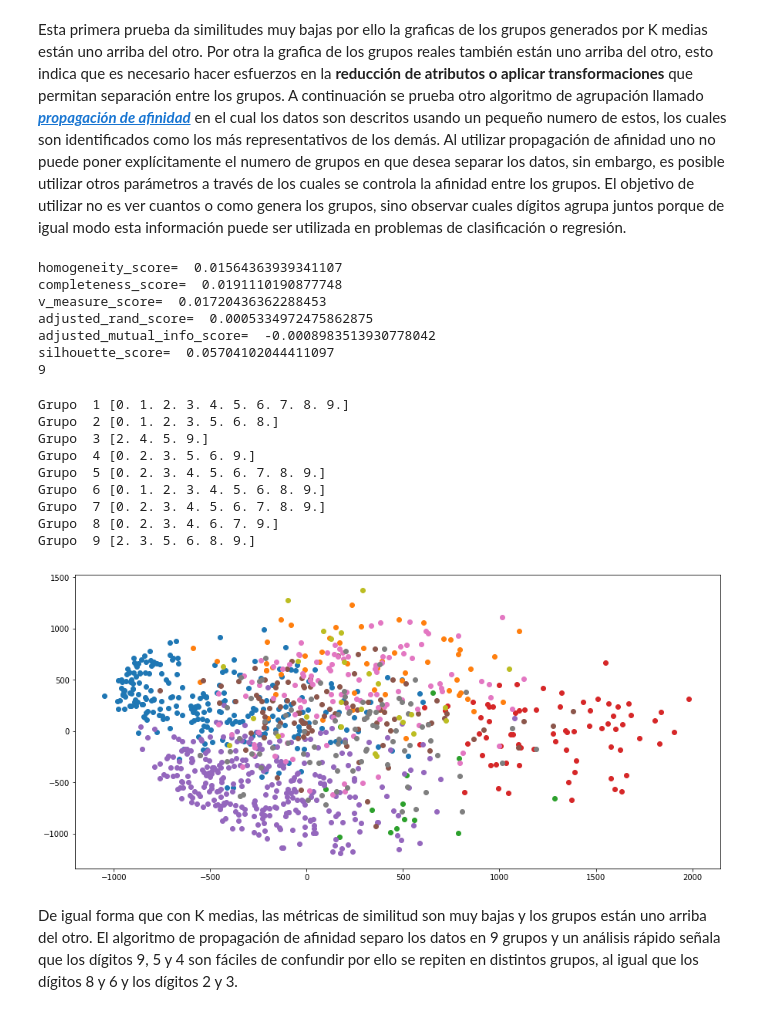
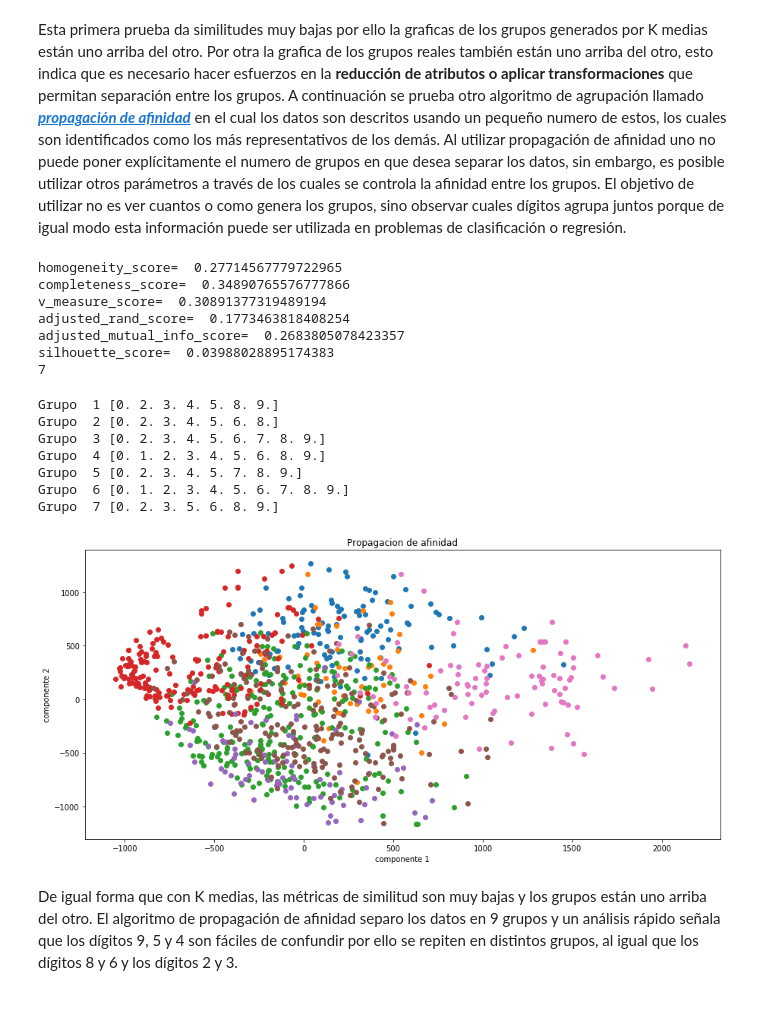
Before and after one commit to alan-arnoldo-alcantar/DataCience_UANL, a Jupyter notebook: p11/practica11.ipynb, the cells around one changed output. Cells and saved outputs as stored; diff of their text form; code cells hidden in the pictures.

```diff
--- a/p11/practica11.ipynb
+++ b/p11/practica11.ipynb
@@ -67,39 +74,41 @@ from sklearn.cluster import AffinityPropagation
 
 estimador = AffinityPropagation(damping = 0.9911, convergence_iter = 30)
 estimador.fit(datos)
-print('homogeneity_score= ',metrics.homogeneity_score(labes, estimador.labels_))
-print('completeness_score= ',metrics.completeness_score(labes, estimador.labels_))
-print('v_measure_score= ',metrics.v_measure_score(labes, estimador.labels_))
-print('adjusted_rand_score= ',metrics.adjusted_rand_score(labes, estimador.labels_))
-print('adjusted_mutual_info_score= ',metrics.adjusted_mutual_info_score(labes,  estimador.labels_))
+print('homogeneity_score= ',metrics.homogeneity_score(labels, estimador.labels_))
+print('completeness_score= ',metrics.completeness_score(labels, estimador.labels_))
+print('v_measure_score= ',metrics.v_measure_score(labels, estimador.labels_))
+print('adjusted_rand_score= ',metrics.adjusted_rand_score(labels, estimador.labels_))
+print('adjusted_mutual_info_score= ',metrics.adjusted_mutual_info_score(labels,  estimador.labels_))
 print('silhouette_score= ',metrics.silhouette_score(datos, estimador.labels_,metric='euclidean',sample_size=300))
 print(len(np.unique(estimador.labels_)))
 # %% [output]
-homogeneity_score=  0.01564363939341107
-completeness_score=  0.0191110190877748
-v_measure_score=  0.01720436362288453
-adjusted_rand_score=  0.0005334972475862875
-adjusted_mutual_info_score=  -0.0008983513930778042
-silhouette_score=  0.05704102044411097
-9
+homogeneity_score=  0.27714567779722965
+completeness_score=  0.34890765576777866
+v_measure_score=  0.30891377319489194
+adjusted_rand_score=  0.1773463818408254
+adjusted_mutual_info_score=  0.2683805078423357
+silhouette_score=  0.03988028895174383
+7
 # %%
 fig, ax=plt.subplots(figsize=(15,7))
 for i in np.unique(estimador.labels_):
     ax.scatter(reduced_data[:,0][np.where(estimador.labels_==i)[0]],reduced_data[:,1][np.where(estimador.labels_==i)[0]])
+
+ax.set_title('Propagacion de afinidad')
+ax.set_xlabel('componente 1')
+ax.set_ylabel('componente 2')
 j=1
 for i in np.unique(estimador.labels_):
     print('Grupo ',j,np.unique(labels[np.where(estimador.labels_==i)[0]]))
     j=j+1
 # %% [output]
-Grupo  1 [0. 1. 2. 3. 4. 5. 6. 7. 8. 9.]
-Grupo  2 [0. 1. 2. 3. 5. 6. 8.]
-Grupo  3 [2. 4. 5. 9.]
-Grupo  4 [0. 2. 3. 5. 6. 9.]
-Grupo  5 [0. 2. 3. 4. 5. 6. 7. 8. 9.]
-Grupo  6 [0. 1. 2. 3. 4. 5. 6. 8. 9.]
-Grupo  7 [0. 2. 3. 4. 5. 6. 7. 8. 9.]
-Grupo  8 [0. 2. 3. 4. 6. 7. 9.]
-Grupo  9 [2. 3. 5. 6. 8. 9.]
+Grupo  1 [0. 2. 3. 4. 5. 8. 9.]
+Grupo  2 [0. 2. 3. 4. 5. 6. 8.]
+Grupo  3 [0. 2. 3. 4. 5. 6. 7. 8. 9.]
+Grupo  4 [0. 1. 2. 3. 4. 5. 6. 8. 9.]
+Grupo  5 [0. 2. 3. 4. 5. 7. 8. 9.]
+Grupo  6 [0. 1. 2. 3. 4. 5. 6. 7. 8. 9.]
+Grupo  7 [0. 2. 3. 5. 6. 8. 9.]
-[figure, old version]
+[figure, new version]
 # %% [markdown]
 De igual forma que con K medias, las métricas de similitud son muy bajas y los grupos están uno arriba del otro. El algoritmo de propagación de afinidad separo los datos en 9 grupos y un análisis rápido señala que los dígitos 9, 5 y 4 son fáciles de confundir por ello se repiten en distintos grupos, al igual que los dígitos 8 y 6 y los dígitos 2 y 3.
```
Also changed, not shown: parts of 2 cells of this notebook.
